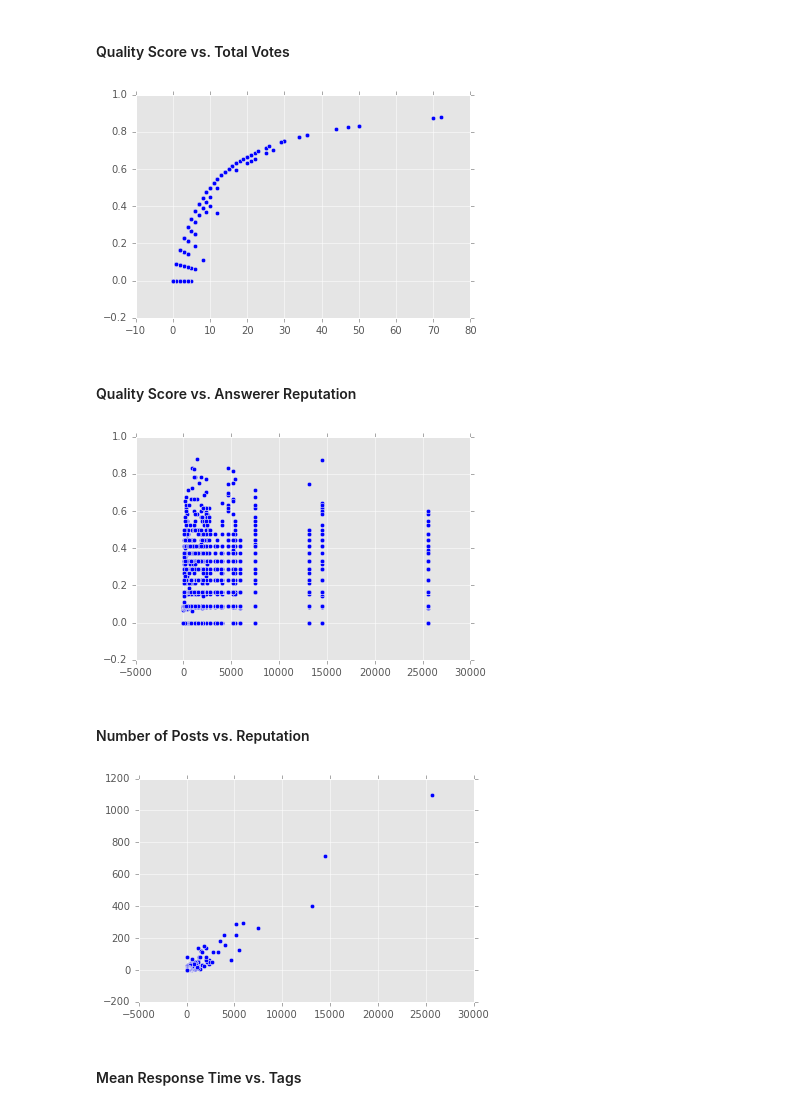
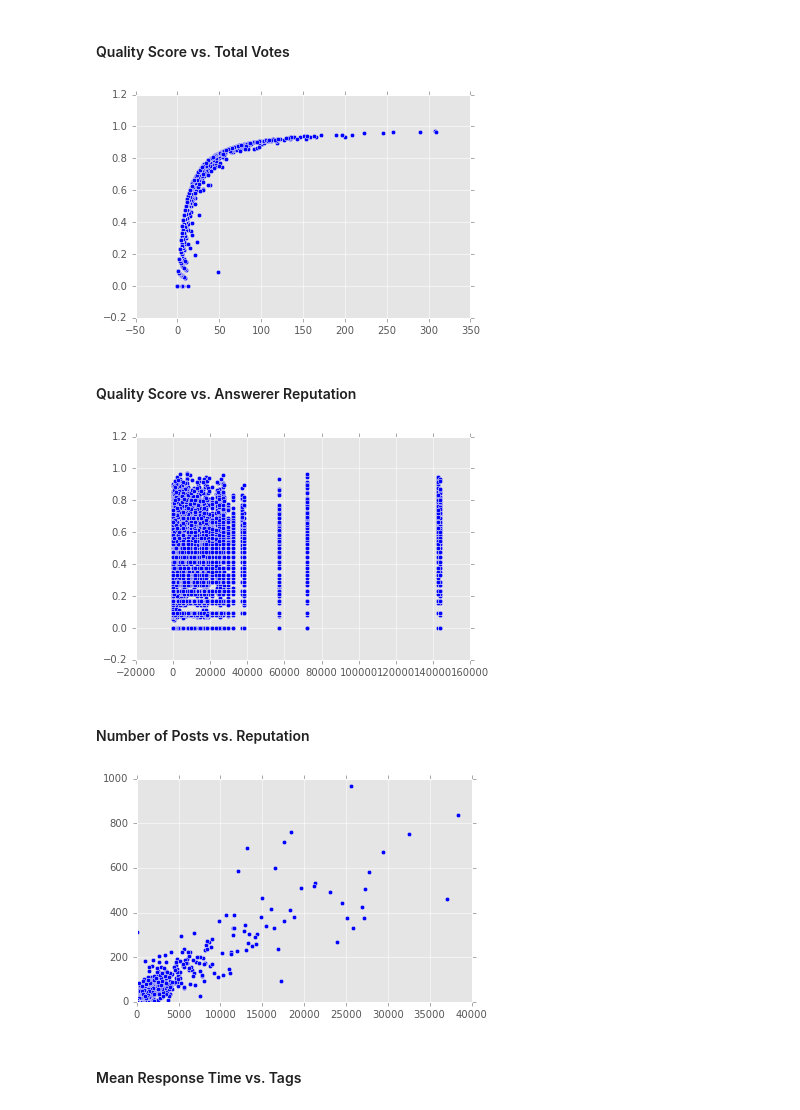
Before and after one commit to alexmfriedman/stack-exchange-analysis, a Jupyter notebook: Stack Overflow Analysis.ipynb, the cells around one changed output. Saved outputs shown, nothing was run; the diff lists cells and outputs as text; code cells hidden in the pictures.

Commit message:
Some cleanup and switching to stats network

```diff
--- a/Stack Overflow Analysis.ipynb
+++ b/Stack Overflow Analysis.ipynb
@@ -55,7 +58,7 @@ def get_network_data(network, path=''):
         args = shlex.split('7z x %s -aoa "-o%s"' % (f.name, path))
         return subprocess.check_call(args)
 # %%
-network = 'arduino'
+network = 'stats'
 get_network_data(network)
 # %% [output]
 0
@@ -376,7 +380,7 @@ total_votes_arr = total_votes.fetchall()
 p = plt.scatter(total_votes_arr, quality_score_arr)
 plt.show()
 # %% [output]
-[figure, old version]
+[figure, new version]
 # %% [markdown]
 #### Quality Score vs. Answerer Reputation
 # %%
@@ -391,28 +395,29 @@ reputations_arr = reputations.fetchall()
 p = plt.scatter(reputations_arr, quality_score_arr)
 plt.show()
 # %% [output]
-[figure, old version]
+[figure, new version]
 # %% [markdown]
 #### Number of Posts vs. Reputation
 # %%
 rep_by_user = c.execute('''SELECT Reputation
                            FROM users
                            ORDER BY Id''')
 
 rep_by_user_arr = rep_by_user.fetchall()
 
 num_posts = c.execute('''SELECT COUNT(posts.Id)
                          FROM users
                          LEFT JOIN posts ON users.Id = posts.OwnerUserId
                          GROUP BY users.Id
-                         ORDER BY users.Id''') #this includes all posts, not just answers
+                         ORDER BY users.Id''') # this includes all posts, not just answers
 
 num_posts_arr = num_posts.fetchall()
 
 p = plt.scatter(rep_by_user_arr, num_posts_arr)
+plt.axis([0, 40000, 0, 1000])
 plt.show()
 # %% [output]
-[figure, old version]
+[figure, new version]
 # %% [markdown]
 #### Mean Response Time vs. Tags
 # %% [markdown]
```
Also changed, not shown: parts of 6 cells of this notebook, 3 other files.
